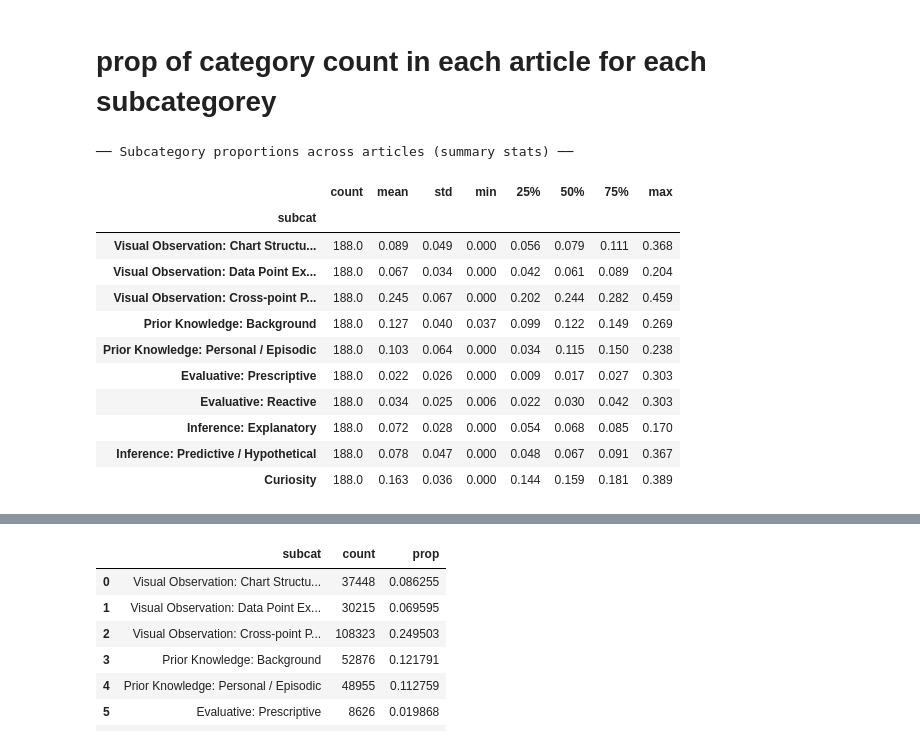
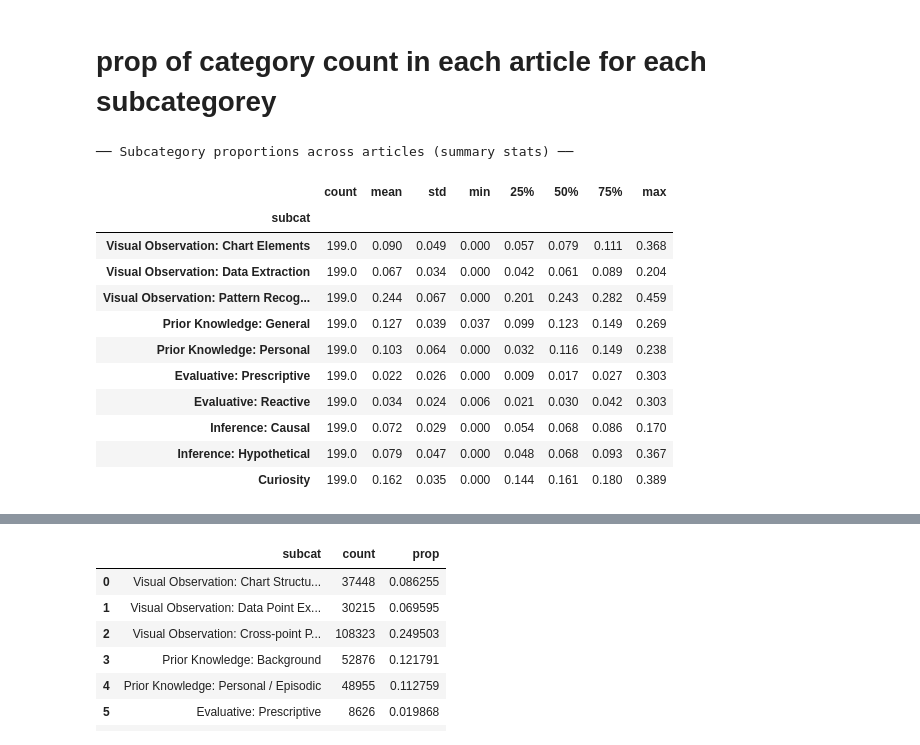
Before and after one commit to vermaarn/vis-inference-modeling, a Jupyter notebook: extraction_pipeline/analysis/1_across_plot.ipynb, the cells around one changed output, grey strips where cells are left out. Cells and saved outputs as stored; diff of their text form; code cells hidden in the pictures.

```diff
--- a/extraction_pipeline/analysis/1_across_plot.ipynb
+++ b/extraction_pipeline/analysis/1_across_plot.ipynb
@@ -180,45 +327,45 @@ alt.Chart(props_long, title="Sentence group proportions by article").mark_bar().
 # %%
 # ── Per-article top-level category proportions (excluding Meta and Uncategorizable) ─────────────
 
-# Define fine-grained subcategories with explicit bottom-to-top stacking order:
-# Visual Observation (blue; bottom), Prior Knowledge (red), Evaluative (green), Inference (yellow), Curiosity (brown; top)
+# Define fine-grained subcategories with explicit bottom-to-top stacking order (1–10 palette):
+# VO browns → Curiosity slate → Inference blues → Prior greens → Evaluative golds
 
 FINEGRAIN_CATS = [
-    "Visual Observation: Chart Structure & Text",         # light blue (bottom)
-    "Visual Observation: Data Point Extraction",          # medium blue
-    "Visual Observation: Cross-point Pattern Recognition",# darkest blue
-    "Prior Knowledge: Background",                       # light red
-    "Prior Knowledge: Personal / Episodic",              # dark red
-    "Evaluative: Prescriptive",                          # light green
-    "Evaluative: Reactive",                              # dark green
-    "Inference: Explanatory",                            # light yellow
-    "Inference: Predictive / Hypothetical",              # dark yellow
-    "Curiosity",                                         # light brown (top)
+    "Visual Observation: Chart Elements",
+    "Visual Observation: Data Extraction",
+    "Visual Observation: Pattern Recognition",
+    "Curiosity",
+    "Inference: Causal",
+    "Inference: Hypothetical",
+    "Prior Knowledge: General",
+    "Prior Knowledge: Personal",
+    "Evaluative: Reactive",
+    "Evaluative: Prescriptive",
 ]
 
 FINEGRAIN_COLORS = [
-    "#a9c5f2",  # Visual Observation: Chart Structure & Text (light blue)
-    "#4c78a8",  # Visual Observation: Data Point Extraction   (medium blue)
-    "#25476a",  # Visual Observation: Cross-point Pattern Recognition (darkest blue)
-    "#f6b0b0",  # Prior Knowledge: Background (light red)
-    "#b51230",  # Prior Knowledge: Personal / Episodic (dark red)
-    "#8fe596",  # Evaluative: Prescriptive (light green)
-    "#34803a",  # Evaluative: Reactive (dark green)
-    "#ffe993",  # Inference: Explanatory (light yellow)
-    "#e1b800",  # Inference: Predictive / Hypothetical (dark yellow)
-    "#cbb293",  # Curiosity (light brown)
+    "#5C4033",  # 1 Visual Observation: Chart Elements
+    "#7A5A44",  # 2 Visual Observation: Data Extraction
+    "#9A7B5F",  # 3 Visual Observation: Pattern Recognition
+    "#6E7F8F",  # 4 Curiosity
+    "#4F6FA3",  # 5 Inference: Causal
+    "#7FA9D6",  # 6 Inference: Hypothetical
+    "#4F7A5A",  # 7 Prior Knowledge: General
+    "#8FBF9A",  # 8 Prior Knowledge: Personal
+    "#E3D18A",  # 9 Evaluative: Reactive
+    "#C2A14D",  # 10 Evaluative: Prescriptive
 ]
 
 SUBCAT_TO_GROUP = {
-    "Visual Observation: Chart Structure & Text": "Visual Observation",
-    "Visual Observation: Data Point Extraction": "Visual Observation",
-    "Visual Observation: Cross-point Pattern Recognition": "Visual Observation",
-    "Prior Knowledge: Background": "Prior Knowledge",
-    "Prior Knowledge: Personal / Episodic": "Prior Knowledge",
+    "Visual Observation: Chart Elements": "Visual Observation",
+    "Visual Observation: Data Extraction": "Visual Observation",
+    "Visual Observation: Pattern Recognition": "Visual Observation",
+    "Prior Knowledge: General": "Prior Knowledge",
+    "Prior Knowledge: Personal": "Prior Knowledge",
     "Evaluative: Prescriptive": "Evaluative Response",
     "Evaluative: Reactive": "Evaluative Response",
-    "Inference: Explanatory": "Inference",
-    "Inference: Predictive / Hypothetical": "Inference",
+    "Inference: Causal": "Inference",
+    "Inference: Hypothetical": "Inference",
     "Curiosity": "Curiosity",
 }
 
@@ -244,9 +391,9 @@ display(summary.round(3))
 
 # Used for consistent article ordering: sum all beyond-Visual Observation categories
 vo_subcats = [
-    "Visual Observation: Chart Structure & Text",
-    "Visual Observation: Data Point Extraction",
-    "Visual Observation: Cross-point Pattern Recognition",
+    "Visual Observation: Chart Elements",
+    "Visual Observation: Data Extraction",
+    "Visual Observation: Pattern Recognition",
 ]
 fine_props["Beyond-plot"] = 1 - fine_props[vo_subcats].sum(axis=1)
 article_order = fine_props["Beyond-plot"].sort_values(ascending=False).index.tolist()
@@ -267,48 +414,45 @@ alt.Chart(
     subcat_counts,
     title=(
         "Sentence subcategory proportions by article\n"
-        "(Stacked order: "
-        "Visual Obs. (shades of blue, bottom), "
-        "Prior Knowledge (red), Evaluative (green), "
-        "Inference (yellow), Curiosity (brown, top))"
+        "(Stacked order 1–10: VO → Curiosity → Inference → Prior Knowledge → Evaluative)"
     )
 ).mark_bar().encode(
     x=alt.X("article_id:N", sort=article_order, title="Article"),
     y=alt.Y("top_prop:Q", stack="normalize", title="Proportion of sentences"),
     color=alt.Color(
         "subcat:N",
         sort=FINEGRAIN_CATS,
         scale=alt.Scale(domain=FINEGRAIN_CATS, range=FINEGRAIN_COLORS),
         title="Subcategory",
         legend=alt.Legend(
             orient="bottom",
             title="Subcategory"
         ),
     ),
     order=alt.Order('subcat:N', sort='descending'),  # bottom-to-top stacking order
     tooltip=[
         "article_id",
         "group",
         "subcat",
         alt.Tooltip("top_prop:Q", format=".1%", title="Article prop (of all)"),
         alt.Tooltip("subcat_prop:Q", format=".1%", title="Subcat prop (of group)"),
         "n"
     ],
 ).properties(width=800, height=350)
 # %% [output]
 ── Subcategory proportions across articles (summary stats) ──
 |  | count | mean | std | min | 25% | 50% | 75% | max |
 | subcat |  |  |  |  |  |  |  |  |
-| Visual Observation: Chart Structu... | 188.0 | 0.089 | 0.049 | 0.000 | 0.056 | 0.079 | 0.111 | 0.368 |
-| Visual Observation: Data Point Ex... | 188.0 | 0.067 | 0.034 | 0.000 | 0.042 | 0.061 | 0.089 | 0.204 |
-| Visual Observation: Cross-point P... | 188.0 | 0.245 | 0.067 | 0.000 | 0.202 | 0.244 | 0.282 | 0.459 |
-| Prior Knowledge: Background | 188.0 | 0.127 | 0.040 | 0.037 | 0.099 | 0.122 | 0.149 | 0.269 |
-| Prior Knowledge: Personal / Episodic | 188.0 | 0.103 | 0.064 | 0.000 | 0.034 | 0.115 | 0.150 | 0.238 |
-| Evaluative: Prescriptive | 188.0 | 0.022 | 0.026 | 0.000 | 0.009 | 0.017 | 0.027 | 0.303 |
-| Evaluative: Reactive | 188.0 | 0.034 | 0.025 | 0.006 | 0.022 | 0.030 | 0.042 | 0.303 |
-| Inference: Explanatory | 188.0 | 0.072 | 0.028 | 0.000 | 0.054 | 0.068 | 0.085 | 0.170 |
-| Inference: Predictive / Hypothetical | 188.0 | 0.078 | 0.047 | 0.000 | 0.048 | 0.067 | 0.091 | 0.367 |
-| Curiosity | 188.0 | 0.163 | 0.036 | 0.000 | 0.144 | 0.159 | 0.181 | 0.389 |
+| Visual Observation: Chart Elements | 199.0 | 0.090 | 0.049 | 0.000 | 0.057 | 0.079 | 0.111 | 0.368 |
+| Visual Observation: Data Extraction | 199.0 | 0.067 | 0.034 | 0.000 | 0.042 | 0.061 | 0.089 | 0.204 |
+| Visual Observation: Pattern Recog... | 199.0 | 0.244 | 0.067 | 0.000 | 0.201 | 0.243 | 0.282 | 0.459 |
+| Prior Knowledge: General | 199.0 | 0.127 | 0.039 | 0.037 | 0.099 | 0.123 | 0.149 | 0.269 |
+| Prior Knowledge: Personal | 199.0 | 0.103 | 0.064 | 0.000 | 0.032 | 0.116 | 0.149 | 0.238 |
+| Evaluative: Prescriptive | 199.0 | 0.022 | 0.026 | 0.000 | 0.009 | 0.017 | 0.027 | 0.303 |
+| Evaluative: Reactive | 199.0 | 0.034 | 0.024 | 0.006 | 0.021 | 0.030 | 0.042 | 0.303 |
+| Inference: Causal | 199.0 | 0.072 | 0.029 | 0.000 | 0.054 | 0.068 | 0.086 | 0.170 |
+| Inference: Hypothetical | 199.0 | 0.079 | 0.047 | 0.000 | 0.048 | 0.068 | 0.093 | 0.367 |
+| Curiosity | 199.0 | 0.162 | 0.035 | 0.000 | 0.144 | 0.161 | 0.180 | 0.389 |
 [interactive output not drawn]
 # %%
 # ── Subcategory distribution across all comments (bar chart, colored) ──────
```
Also changed, not shown: parts of 14 cells of this notebook, 14 other files.
